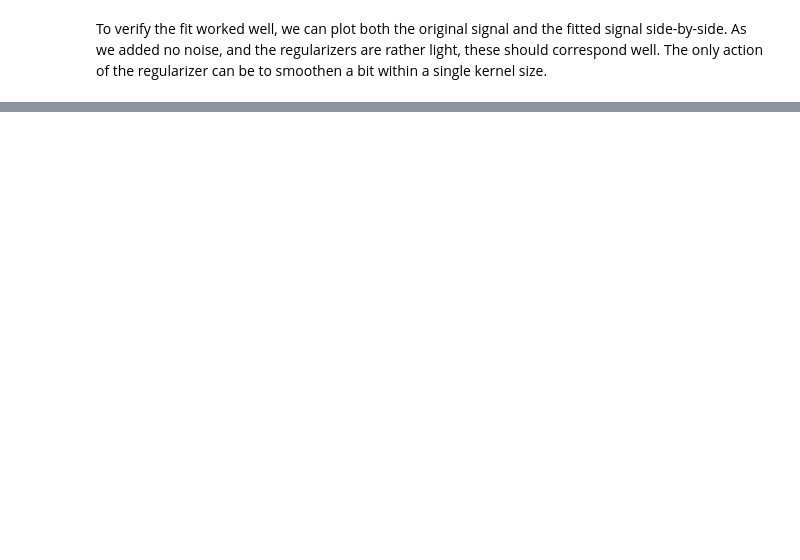
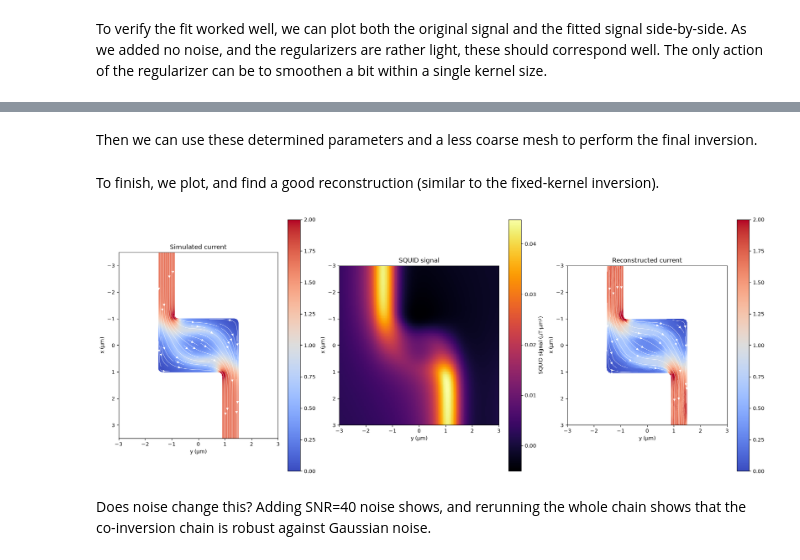
Before and after one commit to MatthijsRog/sottools, a Jupyter notebook: docs/tutorials/Tutorial_2DCoinversion_InhomogeneousResistivity.ipynb, the cells around one changed output, grey strips where cells are left out. Cells and saved outputs as stored; diff of their text form; code cells hidden in the pictures; blank space fills up the shorter version.

```diff
--- a/docs/tutorials/Tutorial_2DCoinversion_InhomogeneousResistivity.ipynb
+++ b/docs/tutorials/Tutorial_2DCoinversion_InhomogeneousResistivity.ipynb
@@ -266,0 +254,55 @@ plt.show()
+# %% [markdown]
+Then we can use these determined parameters and a less coarse mesh to perform the final inversion.
+# %%
+blockmesh_perturbed = mesh.SimplyConnectedCurrentMesh(vertices_perturbed, segments, segment_markers, max_area=1e-3, refine_distance=0.03)
+fwdparams_inferred = forward.Forward2DParameters(
+    Lx = params.Lx,
+    Ly = params.Ly,
+    Nx = params.Nx,
+    Ny = params.Ny,
+    rho1 = params.rho1,
+    rho2 = params.rho2,
+    height = determined_height,
+    phi = np.deg2rad(determined_phi),
+    invert_normal=True
+)
+m2g_perturbed = forward.MeshToGrid(blockmesh_perturbed, fwdparams_inferred)
+inverter = backward.Inverter2D(m2g_perturbed, fwd, signal_raw, lam1=1e-11, lam2=1e-10, lam3=1e-15, lumped_mass=True)
+inverter_fitres = inverter.fit(lr=1.0, n_steps=200)
+# %% [markdown]
+To finish, we plot, and find a good reconstruction (similar to the fixed-kernel inversion).
+# %%
+fig, (ax0, ax1, ax2) = plt.subplots(1, 3, figsize=(18, 7), layout="constrained")
+
+# Left: simulated current on the original mesh, 6 um wide by 7 um tall, centred on the device
+V = blockmesh.vertices
+xc = 0.5 * (V[:, 0].min() + V[:, 0].max())   # vertical centre (x points down)
+yc = 0.5 * (V[:, 1].min() + V[:, 1].max())   # horizontal centre
+meshplotting.streamplot(blockmesh, ax0, res["Kx"], res["Ky"], n_grid=256, density=1.5,
+                        cmap="coolwarm", vmin=0.0, vmax=2)
+ax0.set_xlim(yc - 3.0, yc + 3.0)
+ax0.set_ylim(xc + 3.5, xc - 3.5)             # 7 um tall, x pointing down
+ax0.set_title("Simulated current")
+
+# Middle: the SQUID signal on the 6 x 6 um scan window
+im = ax1.imshow(signal_raw, extent=[-params.Ly / 2, params.Ly / 2, params.Lx / 2, -params.Lx / 2],
+                cmap="inferno")
+ax1.set_aspect("equal")
+plt.colorbar(im, ax=ax1, label="SQUID signal (µT·µm²)")
+ax1.set_title("SQUID signal")
+
+# Right: reconstructed current on the perturbed mesh, same 6 x 6 um window as the signal
+meshplotting.streamplot(blockmesh_perturbed, ax2, inverter_fitres["Kx"], inverter_fitres["Ky"], n_grid=256,
+                        density=1.5, cmap="coolwarm", vmin=0.0, vmax=2)
+ax2.set_xlim(-params.Ly / 2, params.Ly / 2)
+ax2.set_ylim(params.Lx / 2, -params.Lx / 2)  # x pointing down
+ax2.set_title("Reconstructed current")
+
+for ax in (ax0, ax1, ax2):
+    ax.set_xlabel("y (µm)")
+    ax.set_ylabel("x (µm)")
+plt.show()
+# %% [output]
+[figure, added]
+# %% [markdown]
+Does noise change this? Adding SNR=40 noise shows, and rerunning the whole chain shows that the co-inversion chain is robust against Gaussian noise.
```
Also changed, not shown: parts of 22 cells of this notebook, 16 other files.
